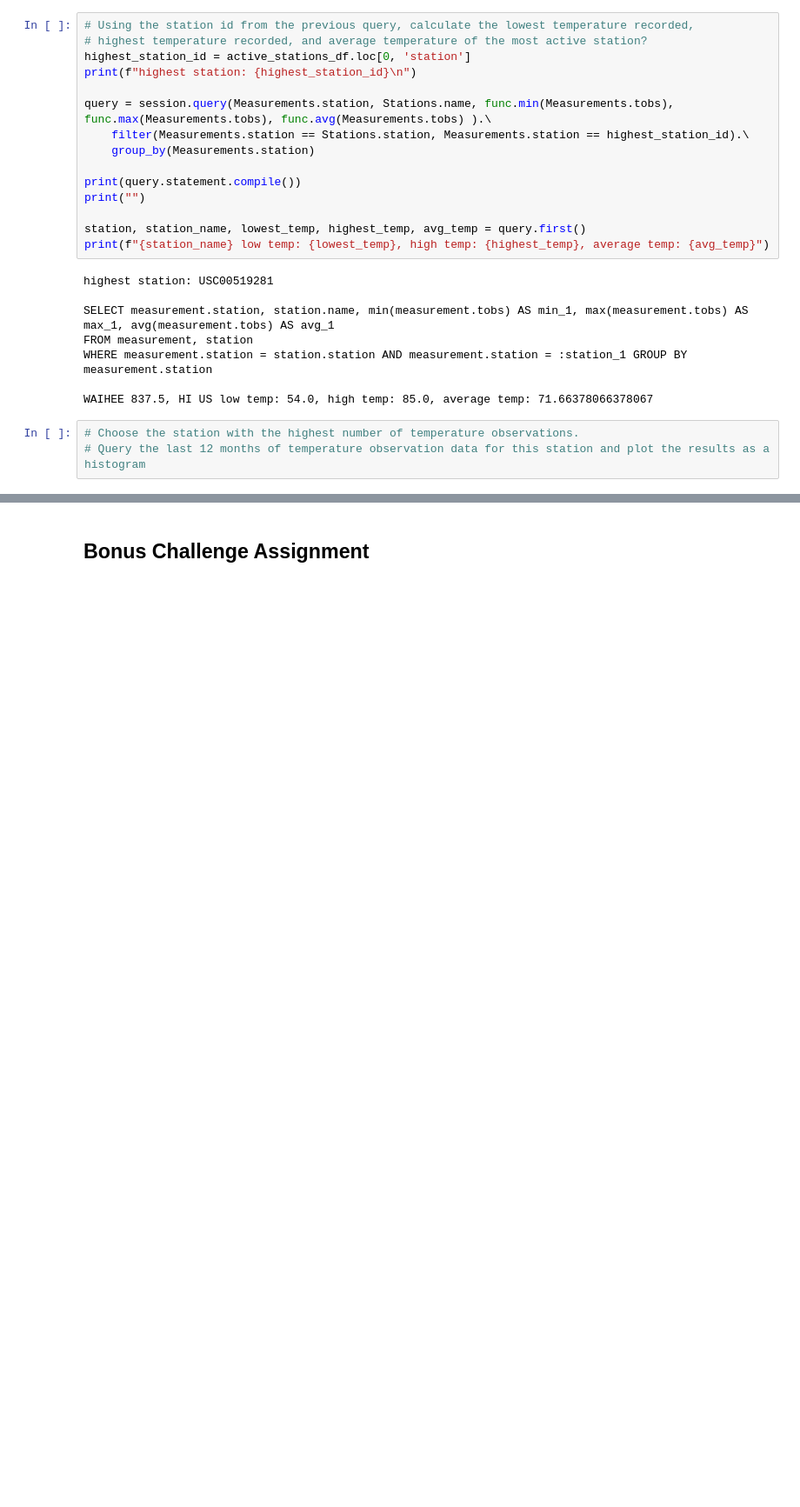
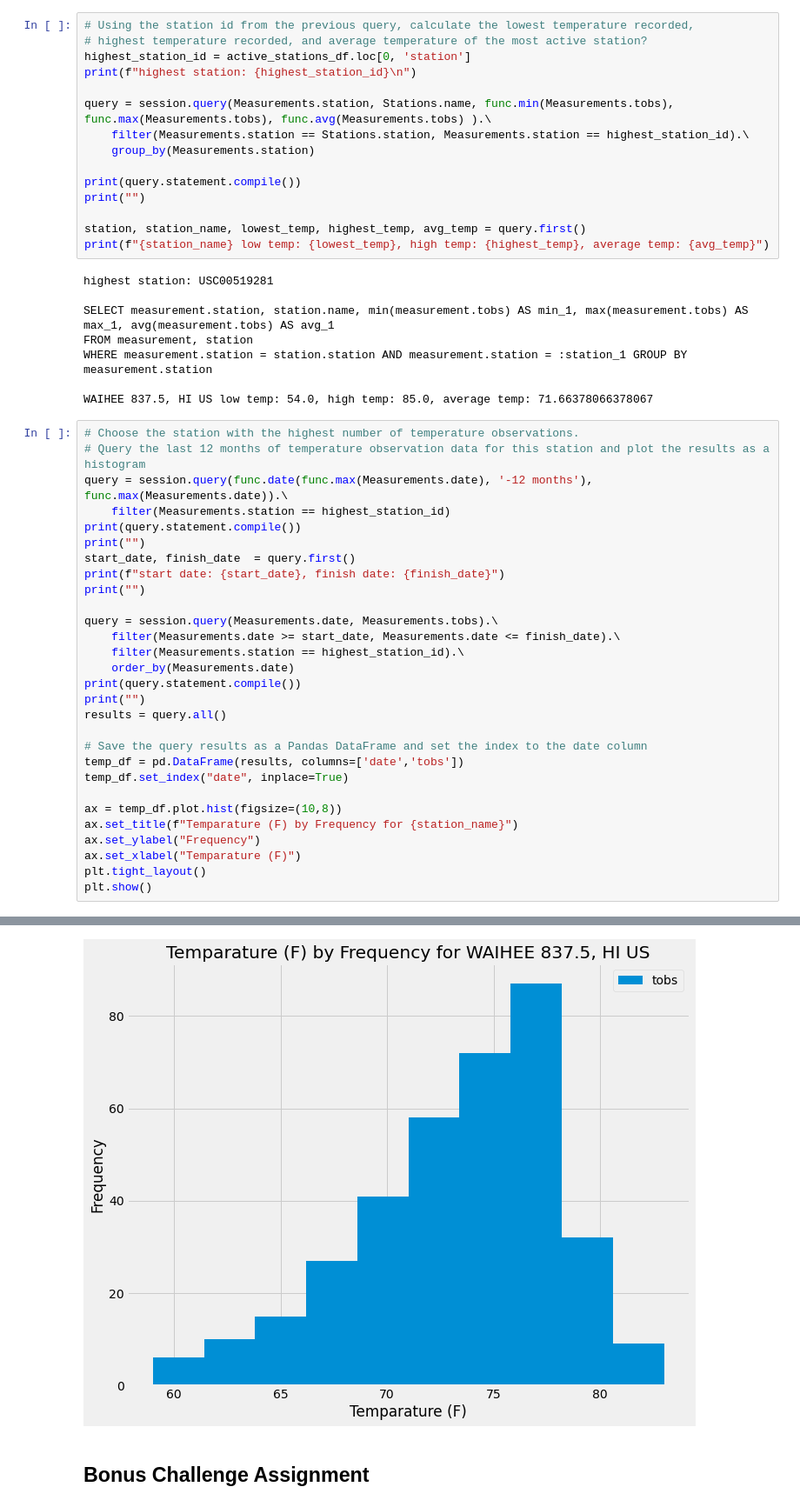
Before and after one commit to jayhjman/sqlalchemy-challenge, a Jupyter notebook: climate.ipynb, the cells around one changed output, grey strips where cells are left out. Shown: that part at 87% size. Drawn from its saved outputs; the diff is of its cells as text; blank space fills up the shorter version.

Commit message:
cleanup of some print statements

```diff
--- a/climate.ipynb
+++ b/climate.ipynb
@@ -184,6 +184,33 @@ FROM measurement, station
 WHERE measurement.station = station.station AND measurement.station = :station_1 GROUP BY measurement.station
 
 WAIHEE 837.5, HI US low temp: 54.0, high temp: 85.0, average temp: 71.66378066378067
-# %%
-# Choose the station with the highest number of temperature observations.
-# Query the last 12 months of temperature observation data for this station and plot the results as a histogram
+# %%
+# Choose the station with the highest number of temperature observations.
+# Query the last 12 months of temperature observation data for this station and plot the results as a histogram
+query = session.query(func.date(func.max(Measurements.date), '-12 months'), func.max(Measurements.date)).\
+    filter(Measurements.station == highest_station_id)
+print(query.statement.compile())
+print("")
+start_date, finish_date  = query.first()
+print(f"start date: {start_date}, finish date: {finish_date}")
+print("")
+
+query = session.query(Measurements.date, Measurements.tobs).\
+    filter(Measurements.date >= start_date, Measurements.date <= finish_date).\
+    filter(Measurements.station == highest_station_id).\
+    order_by(Measurements.date)
+print(query.statement.compile())
+print("")
+results = query.all()
+
+# Save the query results as a Pandas DataFrame and set the index to the date column
+temp_df = pd.DataFrame(results, columns=['date','tobs'])
+temp_df.set_index("date", inplace=True)
+
+ax = temp_df.plot.hist(figsize=(10,8))
+ax.set_title(f"Temparature (F) by Frequency for {station_name}")
+ax.set_ylabel("Frequency")
+ax.set_xlabel("Temparature (F)")
+plt.tight_layout()
+plt.show()
+# %% [output]
@@ -190,3 +226,4 @@ WAIHEE 837.5, HI US low temp: 54.0, high temp: 85.0, average temp: 71.6637806637
+[figure, added]
 # %% [markdown]
 ## Bonus Challenge Assignment
 # %%
```
Also changed, not shown: parts of 4 cells of this notebook.
